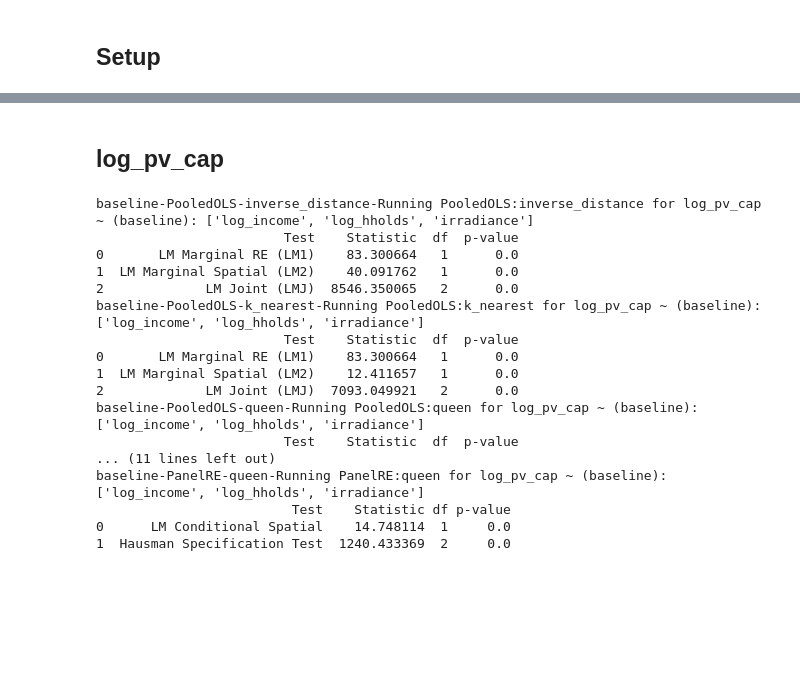
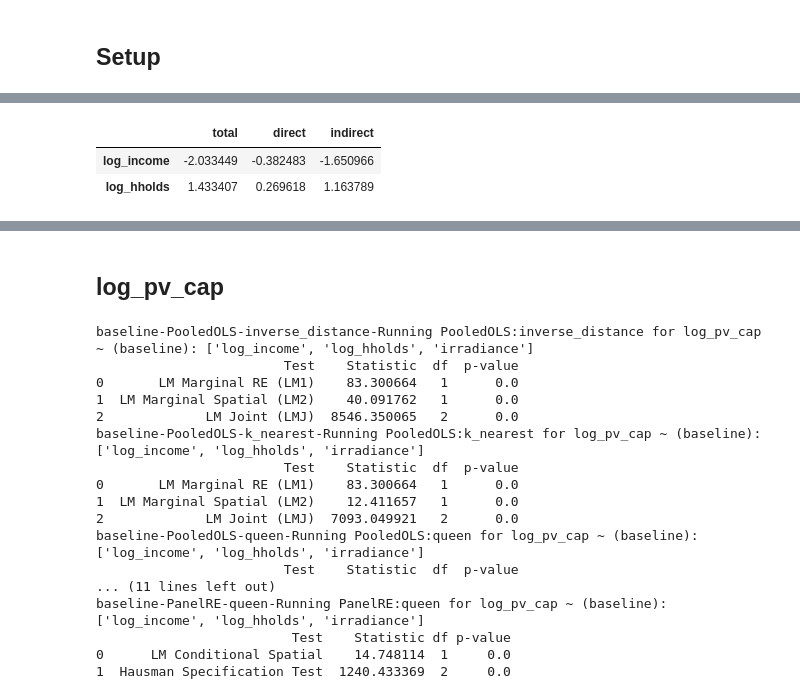
Before and after one commit to Ellariel/uktest, a Jupyter notebook: analysis.ipynb, the cells around one changed output, grey strips where cells are left out. Drawn from its saved outputs; the diff is of its cells as text; code cells hidden in the pictures; blank space fills up the shorter version.

```diff
--- a/analysis.ipynb
+++ b/analysis.ipynb
@@ -103,0 +361,89 @@ def get_results(r, w=None):
+# %%
+from itertools import compress
+def _sp_effects(reg, variables, spmult, slx_lags=0,slx_vars="All"):
+    """
+    Calculate spatial lag, direct and indirect effects
+
+    Attributes
+    ----------
+    reg        : regression object
+    variables  : chunk of self.output with variables to calculate effects
+    spmult     : dictionary with spatial multipliers
+    slx_lags   : number of SLX lags
+    slx_vars   : either "All" (default) for all variables lagged, or a list
+                 of booleans matching the columns of x that will be lagged or not
+
+    Returns
+    -------
+    btot       : total effects
+    bdir       : direct effects
+    bind       : indirect effects
+    """
+
+    variables_x_index = variables.index
+    m1 = spmult['ati']
+    btot = m1 * reg.betas[variables_x_index]
+    m2 = spmult['adi']
+    bdir = m2 * reg.betas[variables_x_index]
+
+    print(btot)
+    # Assumes all SLX effects are indirect effects.
+    if slx_lags > 0:
+        if reg.output.regime.nunique() > 1:
+            btot_idx = pd.Series(btot.flatten(), index=variables_x_index)
+            wchunk_size = len(variables.query("regime == @reg.output.regime.iloc[0]")) #Number of exogenous variables in each regime
+            for i in range(slx_lags):
+                chunk_indices = variables_x_index + (i+1) * wchunk_size
+                bmult = m1 * reg.betas[chunk_indices]
+                btot_idx[variables_x_index] += bmult.flatten()
+                btot = btot_idx.to_numpy().reshape(btot.shape)
+
+        else:
+            variables_wx = reg.output.query("var_type == 'wx'")
+            variables_wx_index = variables_wx.index
+            if hasattr(reg, 'slx_vars') and isinstance(slx_vars,list):
+                flexwx_indices = list(compress(variables_x_index,slx_vars))   # indices of x variables in wx
+            else:
+                flexwx_indices = variables_x_index    # all x variables
+            if 'o' in reg.output['var_type'].values:
+                xind = [h - 1 for h in flexwx_indices]
+            else:
+                xind = [h for h in flexwx_indices]
+            wchunk_size = len(variables_wx_index)//slx_lags
+            for i in range(slx_lags):
+                start_idx = i * wchunk_size
+                end_idx = start_idx + wchunk_size
+                chunk_indices = variables_wx_index[start_idx:end_idx]
+                bmult = m1 * reg.betas[chunk_indices]
+
+
+
+                btot[xind] = btot[xind] + bmult
+
+        bind = btot - bdir
+    else:
+        m3 = spmult['aii']
+        bind = m3 * reg.betas[variables_x_index]
+
+    return btot, bdir, bind
+
+def get_sp_effects(r, w):
+        def rem_wx(r):
+            r = copy.deepcopy(r)
+            r.output['regime'] = 0
+            r.output['var_type'] = r.output['var_names'].apply(lambda x: 'wx' if x.startswith('W') else 'x' if x in r.name_x else 'o')
+            v = r.output.apply(lambda x: True if x['var_type'] == 'x' else False, axis=1)
+            if r.slx_lags == 1:
+                v = v | r.output.apply(lambda x: True if x['var_names'][2:] not in set(r.output['var_names']) else False, axis=1)
+            v = r.output[v].reset_index(drop=True)
+            return r, v
+
+        r_, v_ = rem_wx(r)
+        sp_ef = _sp_effects(r_, v_, spmultiplier(w, r_.rho, method="simple"), r_.slx_lags, "All")
+        sp_ef = pd.DataFrame(np.asarray(sp_ef).tolist()).T
+        sp_ef.columns = ['total', 'direct', 'indirect']
+        sp_ef.index = r_.name_x[:len(sp_ef)]
+        return sp_ef.map(lambda x: x[0])
+
+get_sp_effects(m_slx, w)
+# %% [output]
@@ -103,0 +452,3 @@ def get_results(r, w=None):
+|  | total | direct | indirect |
+| log_income | -2.033449 | -0.382483 | -1.650966 |
+| log_hholds | 1.433407 | 0.269618 | 1.163789 |
```
Also changed, not shown: parts of 20 cells of this notebook, 8 other files.
